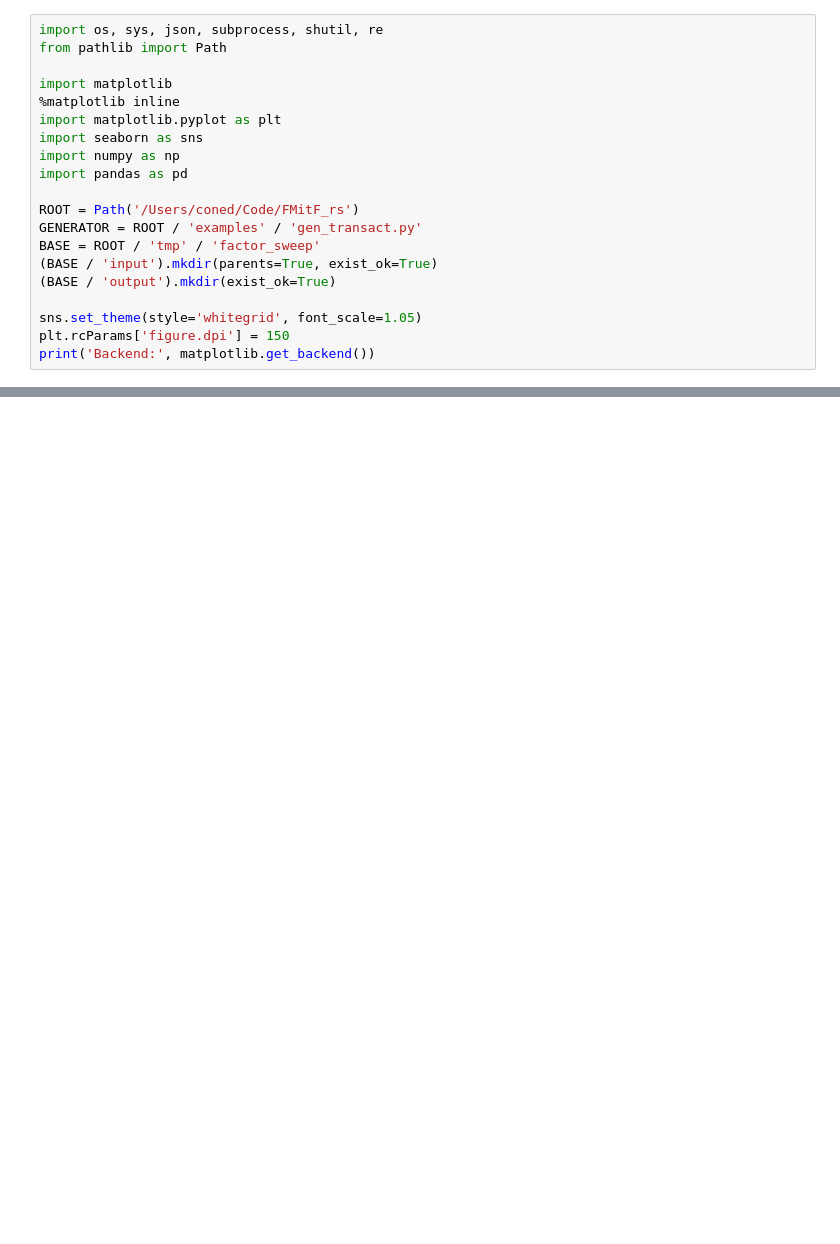
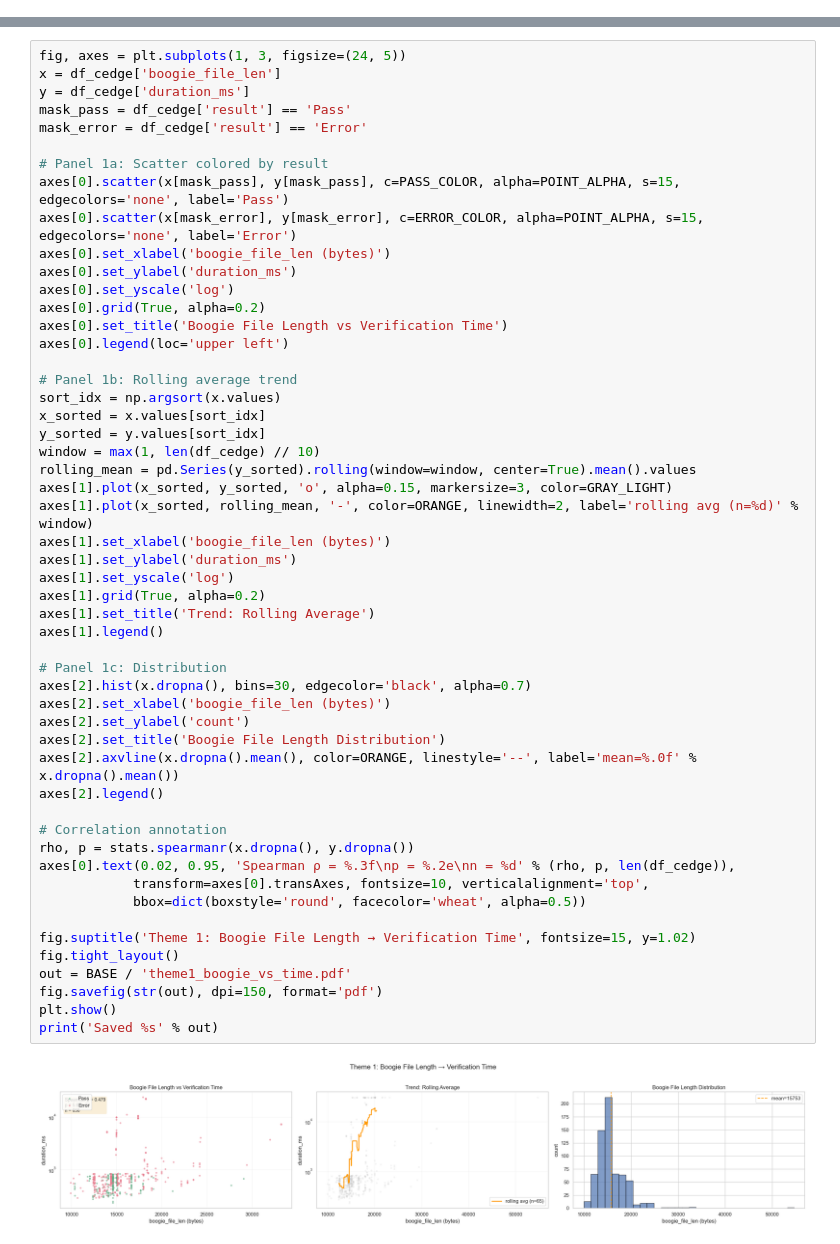
Before and after one commit to yanjunc6/FMitF_rs, a Jupyter notebook: factor_analysis.ipynb, the cells around one changed output, grey strips where cells are left out. Drawn from its saved outputs; the diff is of its cells as text; blank space fills up the shorter version.

```diff
--- a/factor_analysis.ipynb
+++ b/factor_analysis.ipynb
@@ -12,20 +0,0 @@
-# %%
-import os, sys, json, subprocess, shutil, re
-from pathlib import Path
-
-import matplotlib
-%matplotlib inline
-import matplotlib.pyplot as plt
-import seaborn as sns
-import numpy as np
-import pandas as pd
-
-ROOT = Path('/Users/coned/Code/FMitF_rs')
-GENERATOR = ROOT / 'examples' / 'gen_transact.py'
-BASE = ROOT / 'tmp' / 'factor_sweep'
-(BASE / 'input').mkdir(parents=True, exist_ok=True)
-(BASE / 'output').mkdir(exist_ok=True)
-
-sns.set_theme(style='whitegrid', font_scale=1.05)
-plt.rcParams['figure.dpi'] = 150
-print('Backend:', matplotlib.get_backend())
@@ -681,0 +459,54 @@ Saved fig_cedge_gallery.pdf (26.7 KB)
+# %%
+fig, axes = plt.subplots(1, 3, figsize=(24, 5))
+x = df_cedge['boogie_file_len']
+y = df_cedge['duration_ms']
+mask_pass = df_cedge['result'] == 'Pass'
+mask_error = df_cedge['result'] == 'Error'
+
+# Panel 1a: Scatter colored by result
+axes[0].scatter(x[mask_pass], y[mask_pass], c=PASS_COLOR, alpha=POINT_ALPHA, s=15, edgecolors='none', label='Pass')
+axes[0].scatter(x[mask_error], y[mask_error], c=ERROR_COLOR, alpha=POINT_ALPHA, s=15, edgecolors='none', label='Error')
+axes[0].set_xlabel('boogie_file_len (bytes)')
+axes[0].set_ylabel('duration_ms')
+axes[0].set_yscale('log')
+axes[0].grid(True, alpha=0.2)
+axes[0].set_title('Boogie File Length vs Verification Time')
+axes[0].legend(loc='upper left')
+
+# Panel 1b: Rolling average trend
+sort_idx = np.argsort(x.values)
+x_sorted = x.values[sort_idx]
+y_sorted = y.values[sort_idx]
+window = max(1, len(df_cedge) // 10)
+rolling_mean = pd.Series(y_sorted).rolling(window=window, center=True).mean().values
+axes[1].plot(x_sorted, y_sorted, 'o', alpha=0.15, markersize=3, color=GRAY_LIGHT)
+axes[1].plot(x_sorted, rolling_mean, '-', color=ORANGE, linewidth=2, label='rolling avg (n=%d)' % window)
+axes[1].set_xlabel('boogie_file_len (bytes)')
+axes[1].set_ylabel('duration_ms')
+axes[1].set_yscale('log')
+axes[1].grid(True, alpha=0.2)
+axes[1].set_title('Trend: Rolling Average')
+axes[1].legend()
+
+# Panel 1c: Distribution
+axes[2].hist(x.dropna(), bins=30, edgecolor='black', alpha=0.7)
+axes[2].set_xlabel('boogie_file_len (bytes)')
+axes[2].set_ylabel('count')
+axes[2].set_title('Boogie File Length Distribution')
+axes[2].axvline(x.dropna().mean(), color=ORANGE, linestyle='--', label='mean=%.0f' % x.dropna().mean())
+axes[2].legend()
+
+# Correlation annotation
+rho, p = stats.spearmanr(x.dropna(), y.dropna())
+axes[0].text(0.02, 0.95, 'Spearman ρ = %.3f\np = %.2e\nn = %d' % (rho, p, len(df_cedge)),
+            transform=axes[0].transAxes, fontsize=10, verticalalignment='top',
+            bbox=dict(boxstyle='round', facecolor='wheat', alpha=0.5))
+
+fig.suptitle('Theme 1: Boogie File Length → Verification Time', fontsize=15, y=1.02)
+fig.tight_layout()
+out = BASE / 'theme1_boogie_vs_time.pdf'
+fig.savefig(str(out), dpi=150, format='pdf')
+plt.show()
+print('Saved %s' % out)
+# %% [output]
+[figure, added]
```
Also changed, not shown: parts of 43 cells of this notebook.
